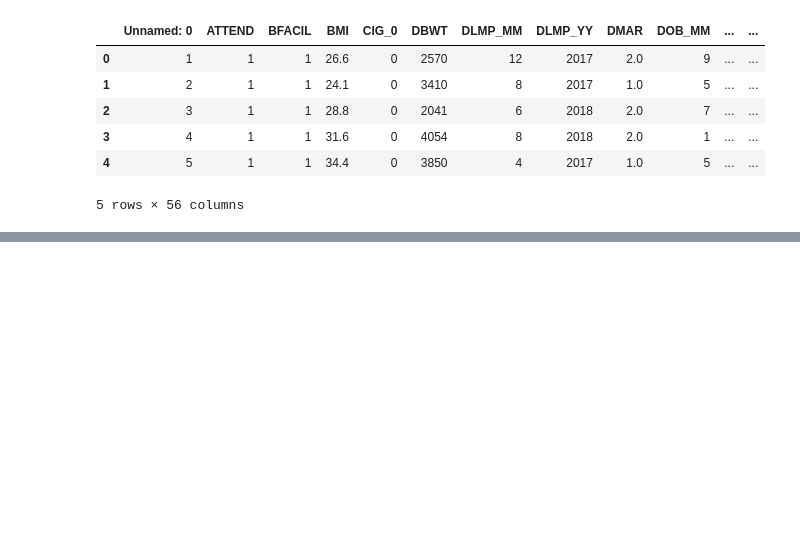
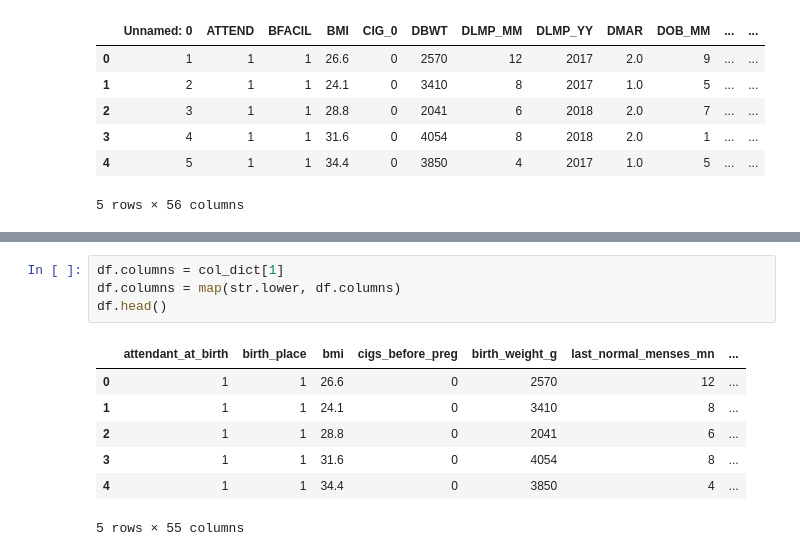
Before and after one commit to catrionamackay/Machine-Learning-Project, a Jupyter notebook: EDA.ipynb, the cells around one changed output, grey strips where cells are left out. Saved outputs shown, nothing was run; the diff lists cells and outputs as text; blank space fills up the shorter version.

```diff
--- a/EDA.ipynb
+++ b/EDA.ipynb
@@ -20,0 +34,12 @@ df.head()
+# %%
+df.columns = col_dict[1]
+df.columns = map(str.lower, df.columns)
+df.head()
+# %% [output]
+|  | attendant_at_birth | birth_place | bmi | cigs_before_preg | birth_weight_g | last_normal_menses_mn | ... |
+| 0 | 1 | 1 | 26.6 | 0 | 2570 | 12 | ... |
+| 1 | 1 | 1 | 24.1 | 0 | 3410 | 8 | ... |
+| 2 | 1 | 1 | 28.8 | 0 | 2041 | 6 | ... |
+| 3 | 1 | 1 | 31.6 | 0 | 4054 | 8 | ... |
+| 4 | 1 | 1 | 34.4 | 0 | 3850 | 4 | ... |
+5 rows × 55 columns
```
Also changed, not shown: parts of 7 cells of this notebook, 2 other files.
